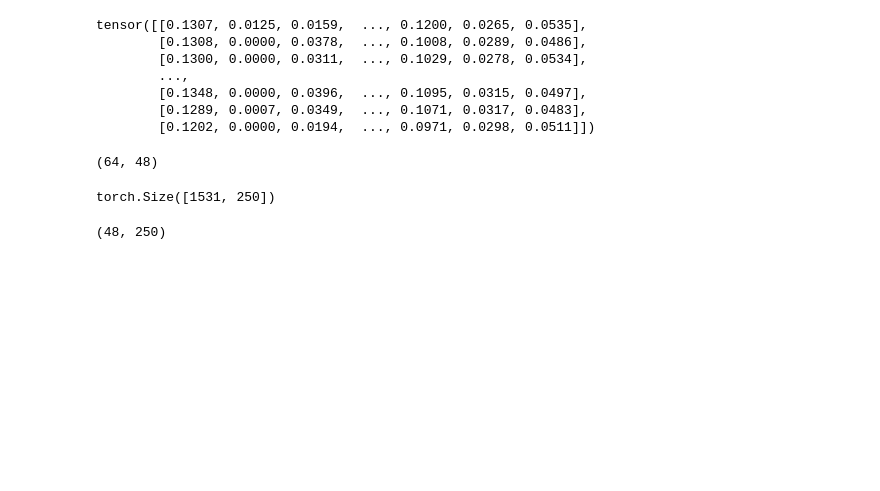
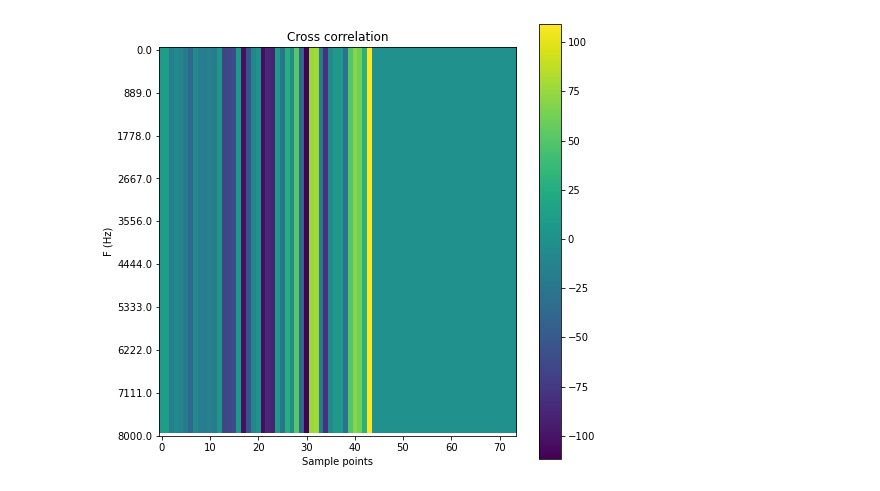
Before and after one commit to akamsali/optimal-input, a Jupyter notebook: notebooks/w2l.ipynb, the cells around one changed output. Drawn from its saved outputs; the diff is of its cells as text; code cells hidden in the pictures; blank space fills up the shorter version.

Commit message:
restructure and add utils for corr and betas

```diff
--- a/notebooks/w2l.ipynb
+++ b/notebooks/w2l.ipynb
@@ -31,0 +83,14 @@ spikes = reg.all_channel_spikes(bin_width = 40, sents = [0])
+# %%
+l0 = np.load("/depot/jgmakin/data/auditory_cortex/opt_inputs/layer_0_64_channels.npy", allow_pickle=True)
+l1 = np.load("/depot/jgmakin/data/auditory_cortex/opt_inputs/layer_1_64_channels.npy", allow_pickle=True)
+
+plt.figure(figsize=(10,8))
+
+plt.imshow(l0[32])
+plt.xticks(np.linspace(0, 10, 3), np.round(np.linspace(0,0.7, 3),1))
+plt.yticks(np.linspace(0, 80, 10), np.round(np.linspace(0,8000, 10)))
+plt.ylabel("F (Hz)")
+plt.xlabel("T (ms)")
+
+plt.title("S2T: Layer ID = 0, Channel = 32")
+plt.show()
@@ -31,0 +107,7 @@ spikes = reg.all_channel_spikes(bin_width = 40, sents = [0])
+# %%
+from optimal_input.utils import corr
+
+A = l1[32].T
+B = spect_opt[0]
+
+c = corr(A, B)
@@ -32 +131,14 @@ spikes = reg.all_channel_spikes(bin_width = 40, sents = [0])
+# %%
+plt.figure(figsize=(8,8))
+
+plt.imshow(c.T)
+# plt.xticks(np.linspace(0, 74, 10), np.round(np.linspace(0,, 3),1))
+plt.yticks(np.linspace(0, 80, 10), np.round(np.linspace(0,8000, 10)))
+plt.ylabel("F (Hz)")
+plt.xlabel("Sample points")
+plt.colorbar()
+plt.title("Cross correlation")
+plt.show()
+# %% [output]
+[figure, added]
 # %%
@@ -43,38 +153,3 @@ checkpoint = os.path.join(model_param["results_dir"],checkpoint_file)
 model = Wav2LetterRF.load_from_checkpoint(checkpoint, manifest=model_param)
 
 layers = ["conv" + str(x) for x in range(1, 16)]
-# %%
-# extract features for betas
-extractor = FeatureExtractorW2L(model)
-extractor.translate(aud)
-# %% [output]
-tensor([[0.1307, 0.0125, 0.0159,  ..., 0.1200, 0.0265, 0.0535],
-        [0.1308, 0.0000, 0.0378,  ..., 0.1008, 0.0289, 0.0486],
-        [0.1300, 0.0000, 0.0311,  ..., 0.1029, 0.0278, 0.0534],
-        ...,
-        [0.1348, 0.0000, 0.0396,  ..., 0.1095, 0.0315, 0.0497],
-        [0.1289, 0.0007, 0.0349,  ..., 0.1071, 0.0317, 0.0483],
-        [0.1202, 0.0000, 0.0194,  ..., 0.0971, 0.0298, 0.0511]])
-# %%
-s = np.array([spikes[k] for k in range(len(spikes.keys()))])
-s.shape
-# %% [output]
-(64, 48)
-# %%
-# resample for betas
-a = extractor.get_features(0)
-a.shape
-# %% [output]
-torch.Size([1531, 250])
-# %%
-import numpy as np
-from scipy import signal
-
-sent = 0
-bin_width = 40
-
-n = spikes[0].shape[0]
-resampled_features = signal.resample(a , n, axis=0)
-resampled_features.shape
-# %% [output]
-(48, 250)
```
Also changed, not shown: parts of 18 cells of this notebook, 11 other files.
